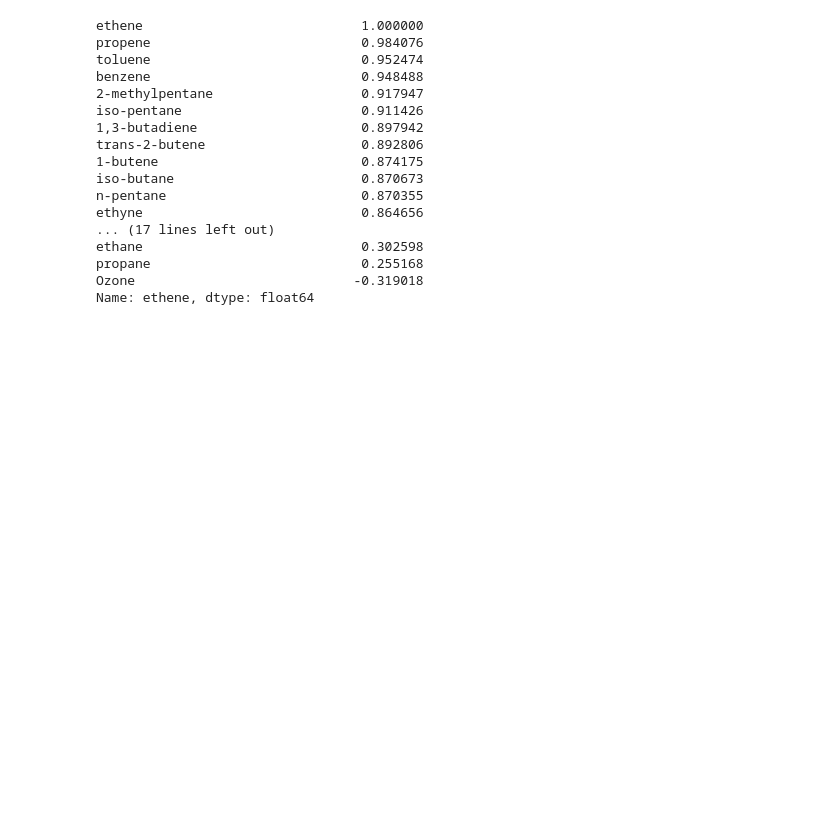
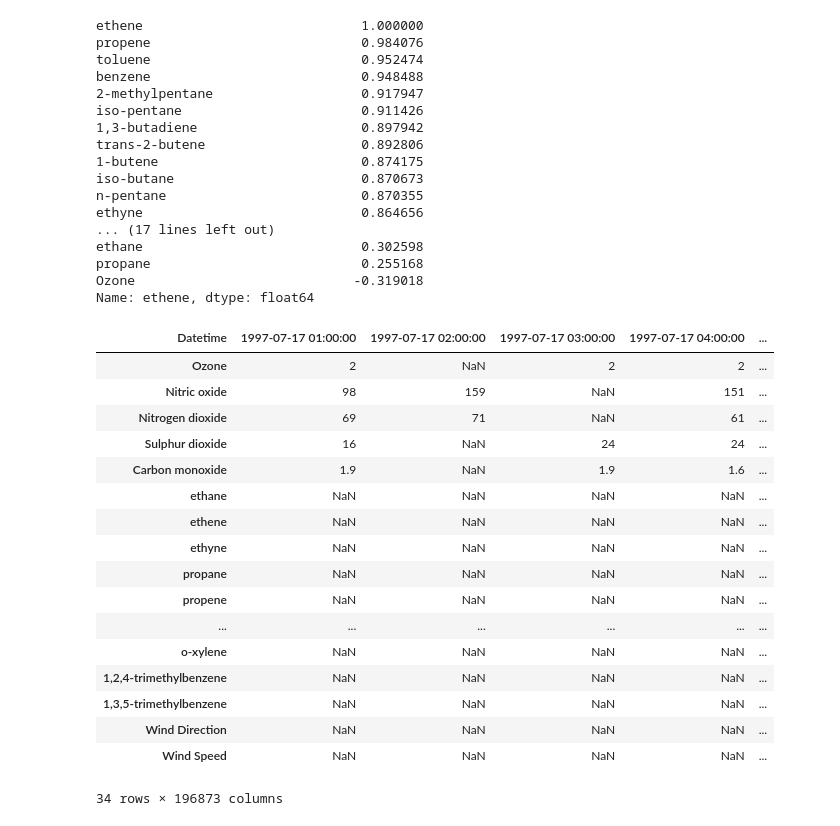
Before and after one commit to felciabatta/Volatile-Organic-Compounds, a Jupyter notebook: Untitled-1.ipynb, the cells around one changed output. Drawn from its saved outputs; the diff is of its cells as text; code cells hidden in the pictures; blank space fills up the shorter version.

```diff
--- a/Untitled-1.ipynb
+++ b/Untitled-1.ipynb
@@ -112,3 +112,27 @@ ethane                            0.302598
 propane                           0.255168
 Ozone                            -0.319018
 Name: ethene, dtype: float64
+# %%
+t = df.T
+t['vocs'] = t.index
+t.columns = t.iloc[0]
+t.drop(index='Datetime', axis=1, inplace=True)
+# %% [output]
+| Datetime | 1997-07-17 01:00:00 | 1997-07-17 02:00:00 | 1997-07-17 03:00:00 | 1997-07-17 04:00:00 | ... |
+| Ozone | 2 | NaN | 2 | 2 | ... |
+| Nitric oxide | 98 | 159 | NaN | 151 | ... |
+| Nitrogen dioxide | 69 | 71 | NaN | 61 | ... |
+| Sulphur dioxide | 16 | NaN | 24 | 24 | ... |
+| Carbon monoxide | 1.9 | NaN | 1.9 | 1.6 | ... |
+| ethane | NaN | NaN | NaN | NaN | ... |
+| ethene | NaN | NaN | NaN | NaN | ... |
+| ethyne | NaN | NaN | NaN | NaN | ... |
+| propane | NaN | NaN | NaN | NaN | ... |
+| propene | NaN | NaN | NaN | NaN | ... |
+| ... | ... | ... | ... | ... | ... |
+| o-xylene | NaN | NaN | NaN | NaN | ... |
+| 1,2,4-trimethylbenzene | NaN | NaN | NaN | NaN | ... |
+| 1,3,5-trimethylbenzene | NaN | NaN | NaN | NaN | ... |
+| Wind Direction | NaN | NaN | NaN | NaN | ... |
+| Wind Speed | NaN | NaN | NaN | NaN | ... |
+34 rows × 196873 columns
```
Also changed, not shown: parts of 4 cells of this notebook, 1 other file.
